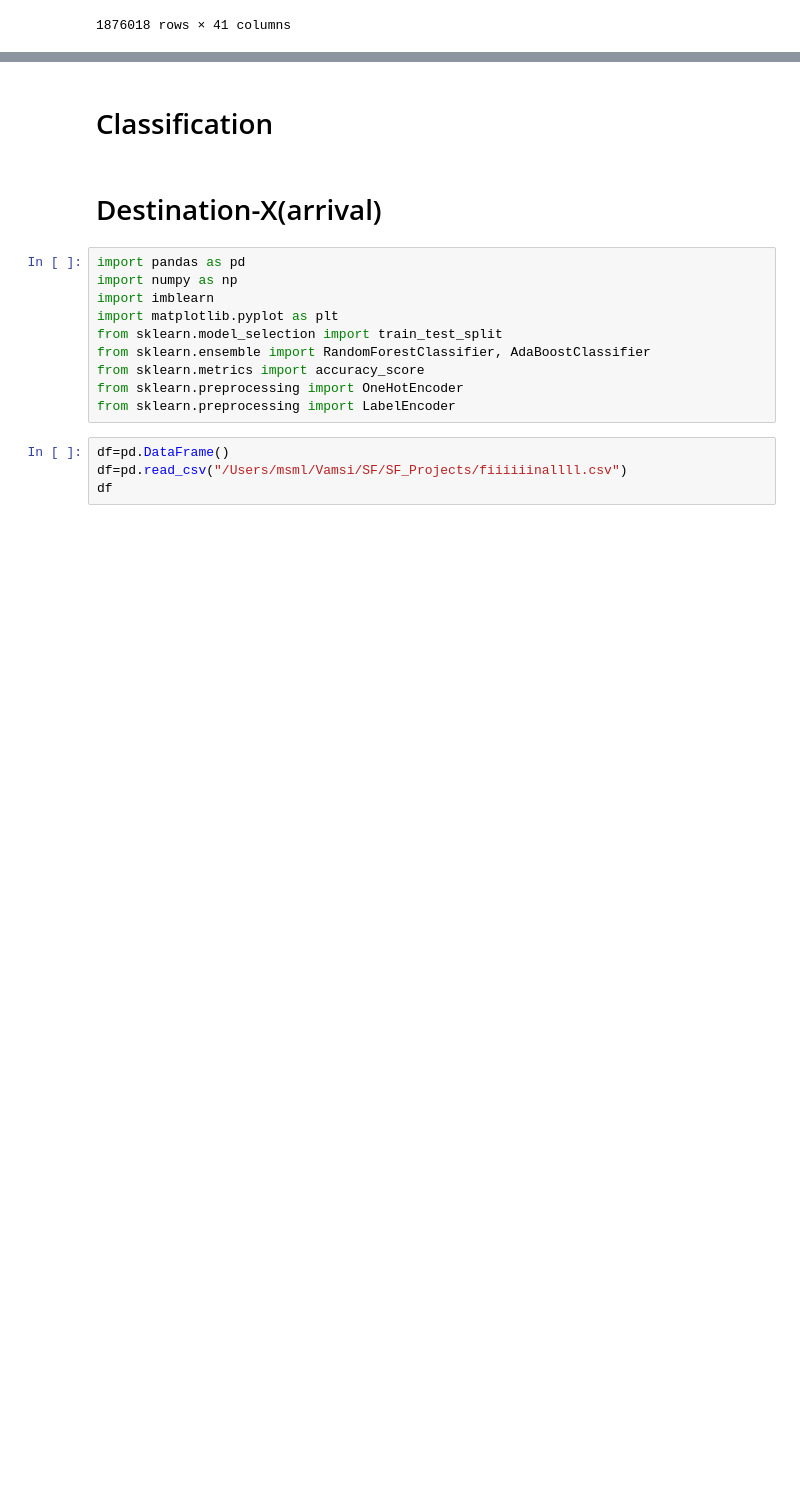
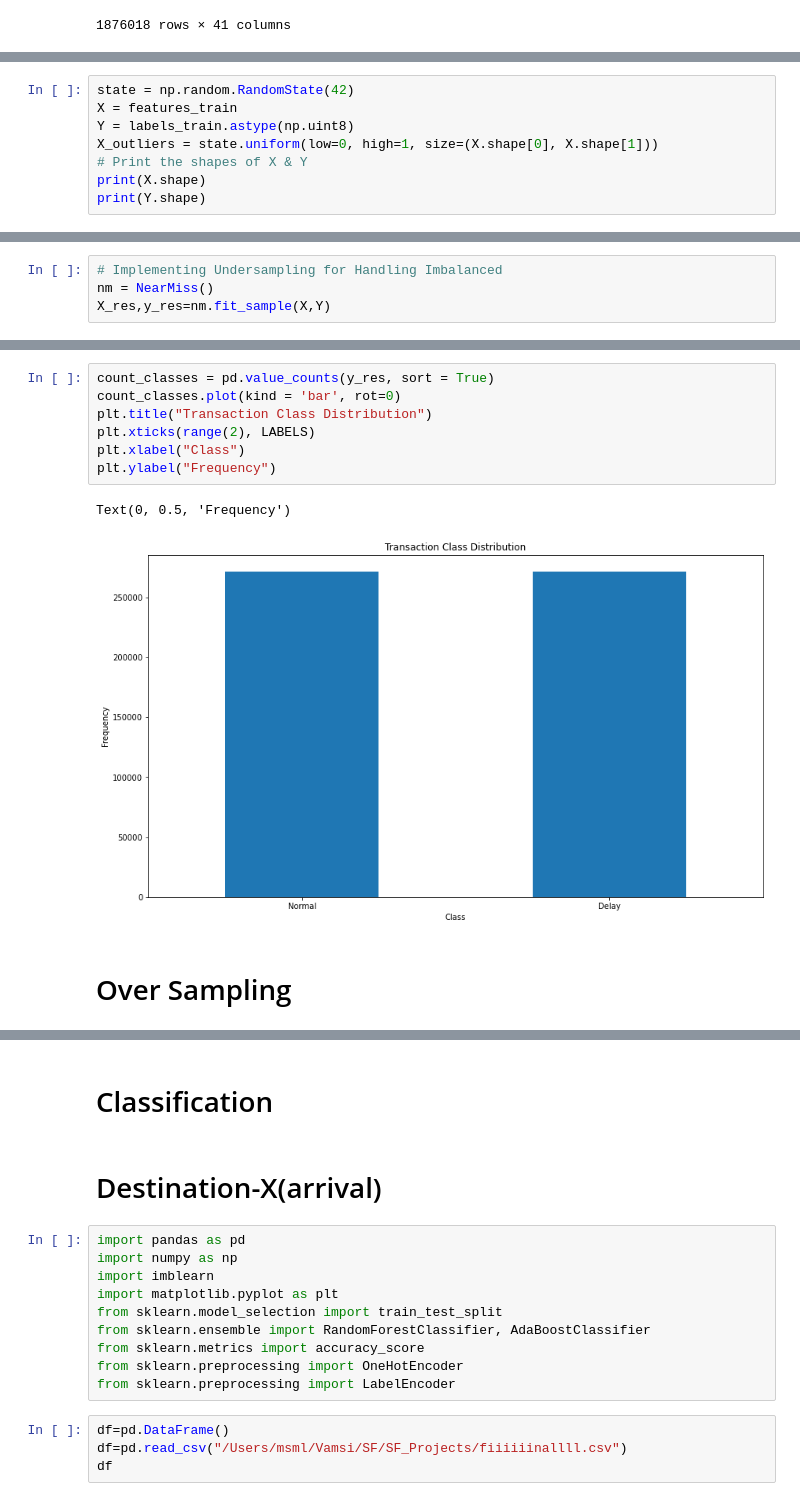
Before and after one commit to AMVamsi/Flight_Delay_Prediction, a Jupyter notebook: Project.ipynb, the cells around one changed output, grey strips where cells are left out. Saved outputs shown, nothing was run; the diff lists cells and outputs as text; blank space fills up the shorter version.

```diff
--- a/Project.ipynb
+++ b/Project.ipynb
@@ -385,0 +458,8 @@ df2
+# %%
+state = np.random.RandomState(42)
+X = features_train
+Y = labels_train.astype(np.uint8)
+X_outliers = state.uniform(low=0, high=1, size=(X.shape[0], X.shape[1]))
+# Print the shapes of X & Y
+print(X.shape)
+print(Y.shape)
@@ -385,0 +493,4 @@ df2
+# %%
+# Implementing Undersampling for Handling Imbalanced
+nm = NearMiss()
+X_res,y_res=nm.fit_sample(X,Y)
@@ -385,0 +525,12 @@ df2
+# %%
+count_classes = pd.value_counts(y_res, sort = True)
+count_classes.plot(kind = 'bar', rot=0)
+plt.title("Transaction Class Distribution")
+plt.xticks(range(2), LABELS)
+plt.xlabel("Class")
+plt.ylabel("Frequency")
+# %% [output]
+Text(0, 0.5, 'Frequency')
+[figure, added]
+# %% [markdown]
+# Over Sampling
```
Also changed, not shown: parts of 56 cells of this notebook.
